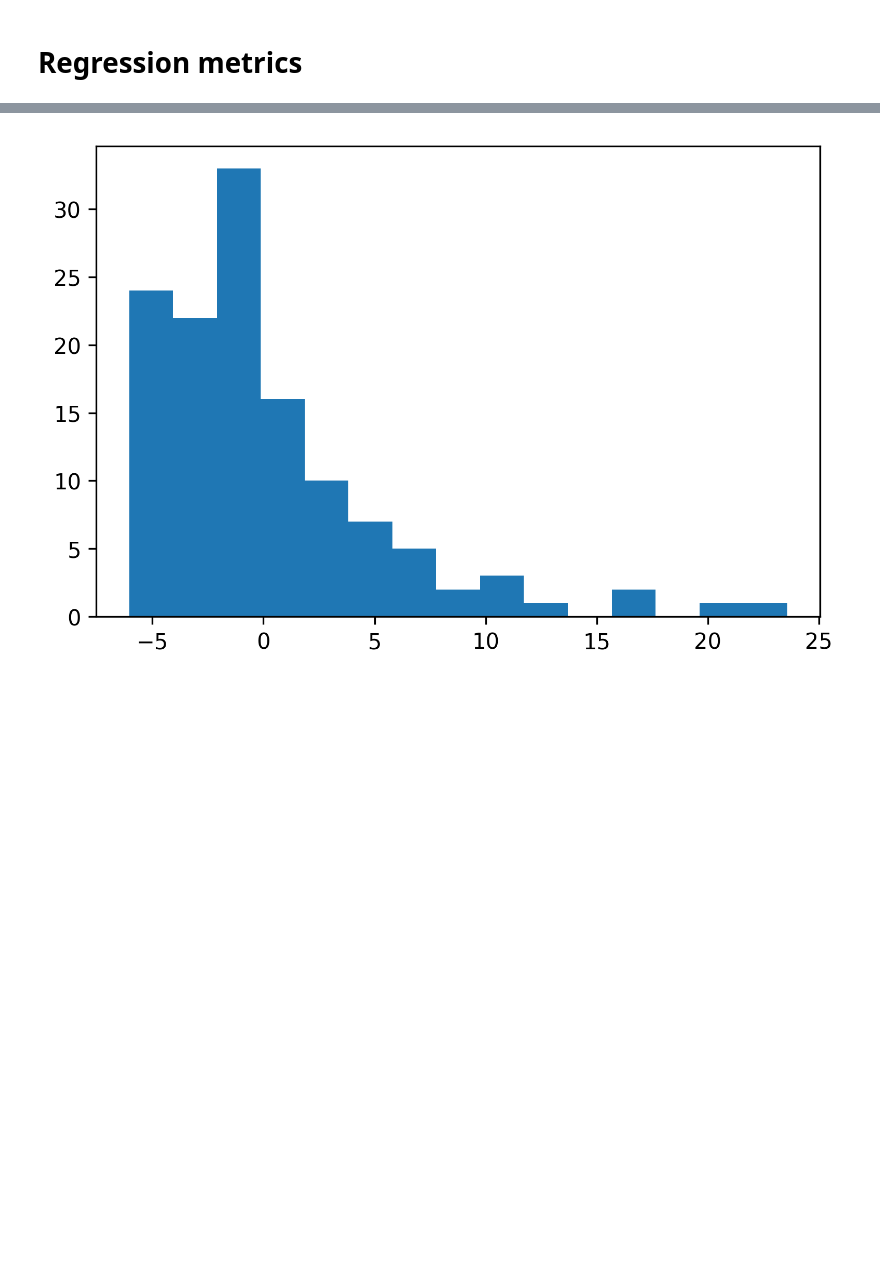
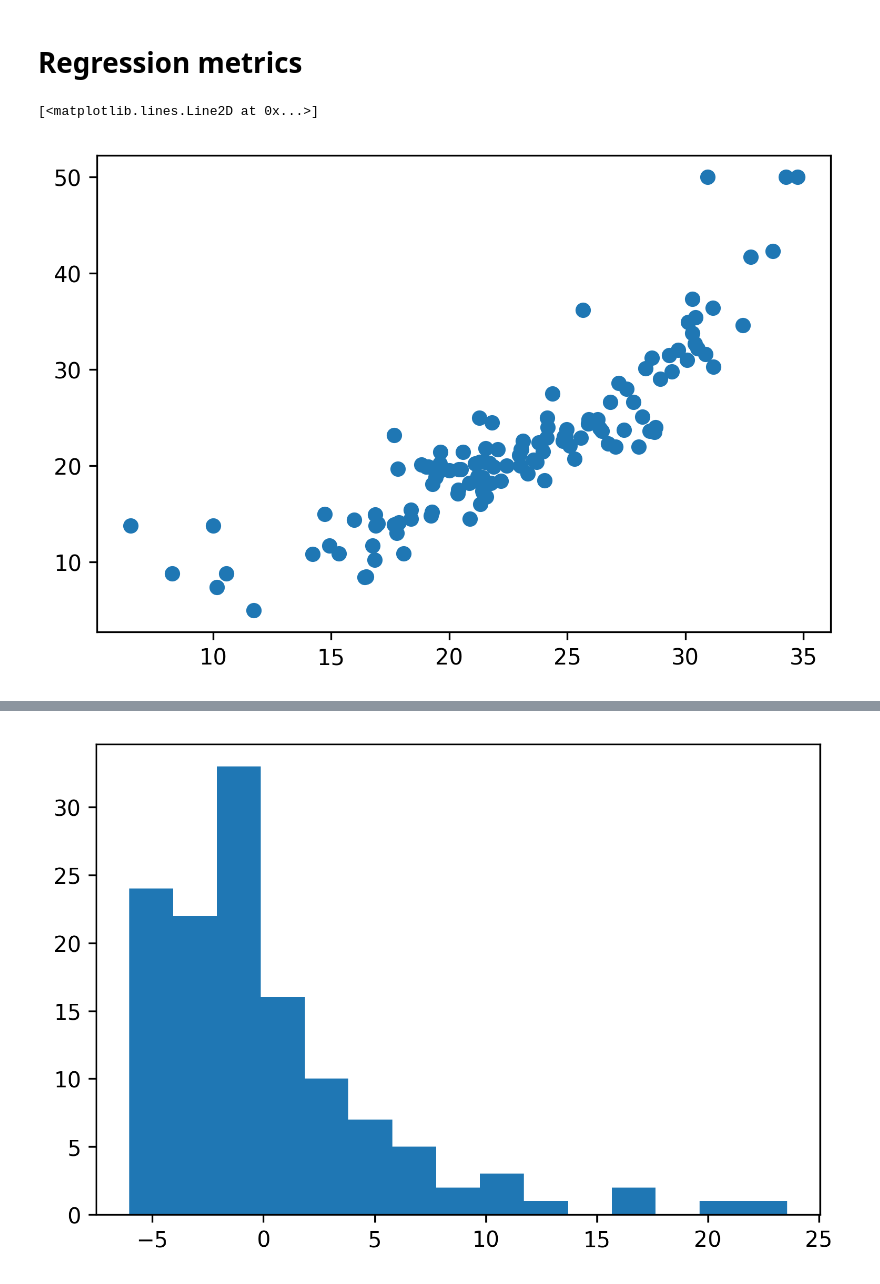
Before and after one commit to amueller/applied_ml_spring_2017, a Jupyter notebook: slides/aml-12.ipynb, the cells around one changed output, grey strips where cells are left out. Cells and saved outputs as stored; diff of their text form; code cells hidden in the pictures; blank space fills up the shorter version.

```diff
--- a/slides/aml-12.ipynb
+++ b/slides/aml-12.ipynb
@@ -416,11 +416,14 @@ print(len(grid.best_estimator_.support_))
 # %%
 from sklearn.linear_model import Ridge
 from sklearn.datasets import load_boston
 boston = load_boston()
 
 X_train, X_test, y_train, y_test = train_test_split(boston.data, boston.target)
 
 ridge = Ridge(normalize=True).fit(X_train, y_train)
 pred = ridge.predict(X_test)
-plt.plot(y_test, pred, 'o')
+plt.plot(pred, y_test, 'o')
+# %% [output]
+[<matplotlib.lines.Line2D at 0x...>]
+[figure, added]
 # %%
```
Also changed, not shown: parts of 4 cells of this notebook, 1 other file.
